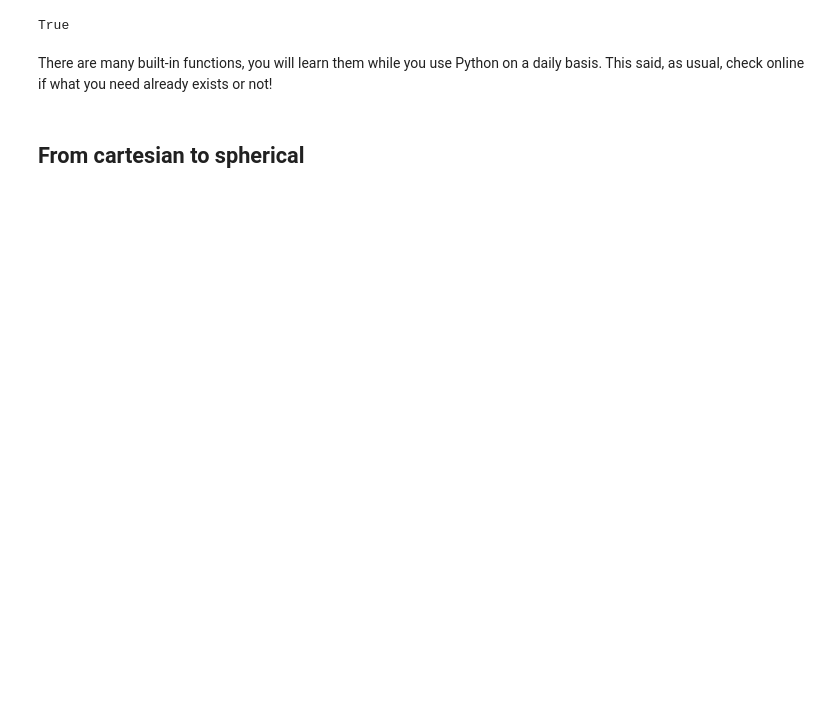
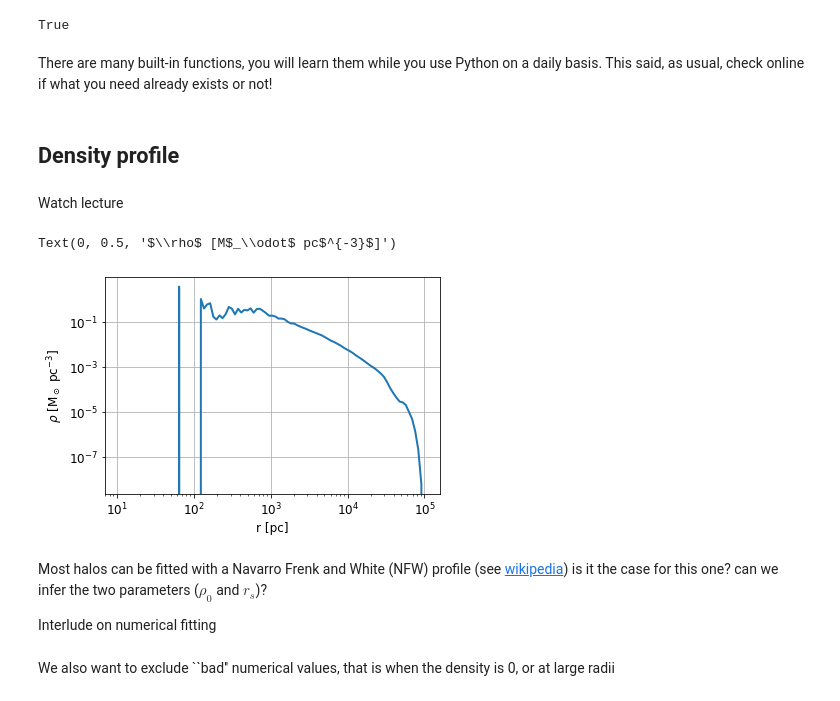
Before and after one commit to HugoPfister/Python_For_Astronomy, a Jupyter notebook: Simulation/analysis.ipynb, the cells around one changed output. Saved outputs shown, nothing was run; the diff lists cells and outputs as text; code cells hidden in the pictures; blank space fills up the shorter version.

```diff
--- a/Simulation/analysis.ipynb
+++ b/Simulation/analysis.ipynb
@@ -122,5 +136,23 @@ np.array_equal( np.sum(pos**2, axis=1)**.5 , (pos[:, 0]**2 + pos[:, 1]**2 + pos[
 True
 # %% [markdown]
 There are many built-in functions, you will learn them while you use Python on a daily basis. This said, as usual, check online if what you need already exists or not!
-# %% [markdown]
-## From cartesian to spherical
+# %% [markdown]
+## Density profile
+# %% [markdown]
+Watch lecture
+# %%
+bin_r = np.logspace(1,5, 100) #note the np.logspace call
+
+rho, bin_r = np.histogram(r, weights=mass, bins=bin_r) #note the np.histogram call
+rho /= np.diff(4/3*np.pi*bin_r**3) #note the np.diff call
+
+plt.loglog(bin_r[1:], rho)
+plt.xlabel('r [pc]')
+plt.ylabel('$\\rho$ [M$_\\odot$ pc$^{-3}$]')
+# %% [output]
+Text(0, 0.5, '$\\rho$ [M$_\\odot$ pc$^{-3}$]')
+[figure, added]
+# %% [markdown]
+Most halos can be fitted with a Navarro Frenk and White (NFW) profile (see [wikipedia](https://en.wikipedia.org/wiki/Navarro%E2%80%93Frenk%E2%80%93White_profile)) is it the case for this one? can we infer the two parameters ($\rho_0$ and $r_s$)?
+
+Interlude on numerical fitting
@@ -126,0 +165,2 @@ There are many built-in functions, you will learn them while you use Python on a
+# %% [markdown]
+We also want to exclude ``bad'' numerical values, that is when the density is 0, or at large radii
```
Also changed, not shown: parts of 52 cells of this notebook.
